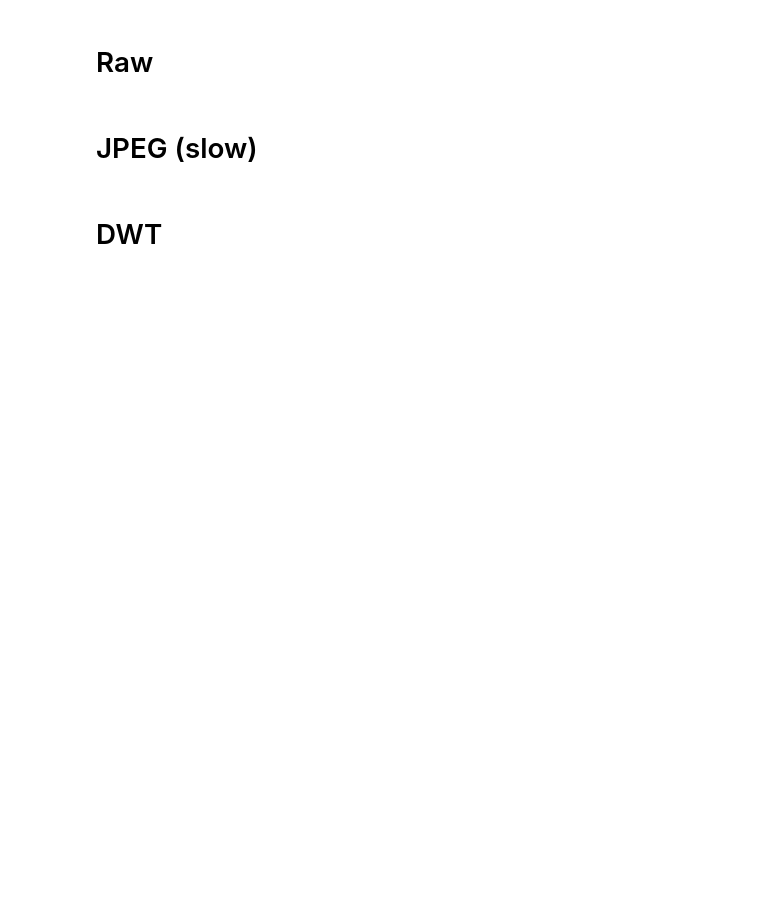
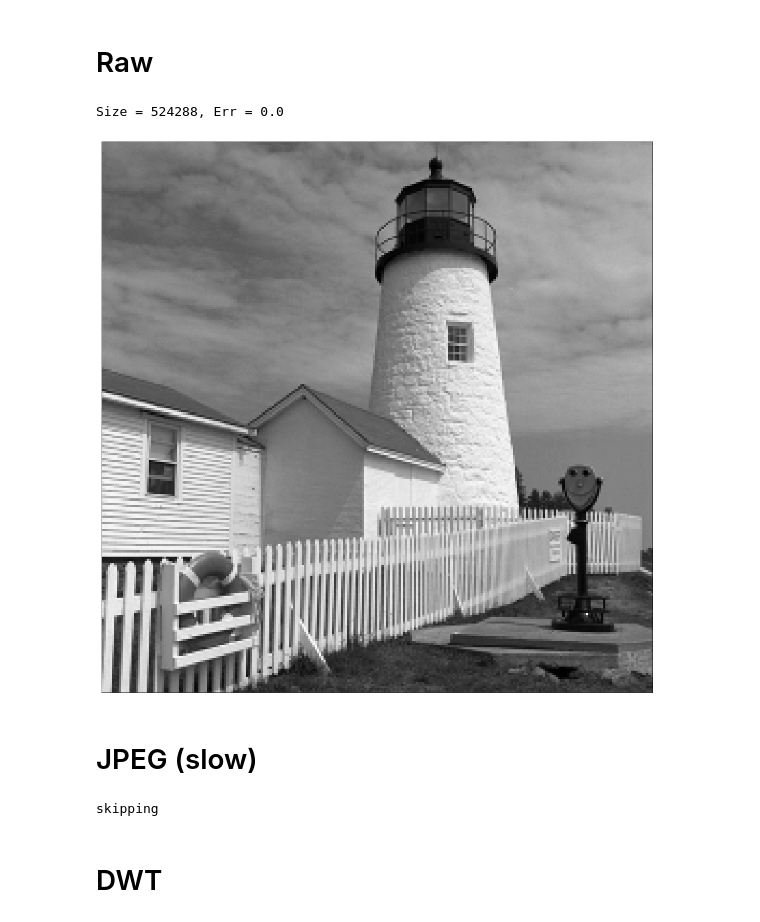
Before and after one commit to TobyBoyne/cued_sf2_lab, a Jupyter notebook: 13-analysis.ipynb, the cells around one changed output. Saved outputs shown, nothing was run; the diff lists cells and outputs as text; code cells hidden in the pictures; blank space fills up the shorter version.

```diff
--- a/13-analysis.ipynb
+++ b/13-analysis.ipynb
@@ -23,9 +29,12 @@ flamingo = flamingo - 128.0
 # %%
 fig, ax = plt.subplots(figsize=(20, 20))
 
-plot_image(lighthouse, ax=ax)
+plot_image(image, ax=ax)
 ax.set(yticks=[], xticks=[])
 
-fig.savefig("figs/l_raw.pdf")
+# fig.savefig("figs/l_raw.pdf")
 
 print(f'Size = {256*256*8}, Err = {np.std(0):.4}')
+# %% [output]
+Size = 524288, Err = 0.0
+[figure, added]
@@ -34,16 +41,16 @@ print(np.max(lighthouse), np.min(lighthouse))
 # %% [markdown]
 <h1>JPEG (slow)</h1>
 # %%
-size_lim = 40950
+%%script echo skipping
 
 def error(qstep: int) -> int:
 
-    Z, h = jpegenc(lighthouse, qstep, opthuff=True, dcbits=16, log=False)
+    Z, h = jpegenc(image, qstep, opthuff=True, dcbits=16, log=False)
     size = Z[:, 1].sum()
     return np.sum((size - size_lim)**2)
 
-opt_step = optimize.minimize_scalar(error, method="bounded", bounds=(16, 128)).x
-vlc, hufftab = jpegenc(lighthouse, opt_step, opthuff=True, dcbits=10, log=False)
+opt_step = optimize.minimize_scalar(error, method="bounded", bounds=(4, 128)).x
+vlc, hufftab = jpegenc(image, opt_step, opthuff=True, dcbits=10, log=False)
 
 Z = jpegdec(vlc, opt_step, hufftab=hufftab, dcbits=10, log=False)
 
@@ -51,10 +58,12 @@ fig, ax = plt.subplots(figsize=(20, 20))
 plot_image(Z, ax=ax)
 ax.set(yticks=[], xticks=[])
 
-fig.savefig("figs/l_jpeg_opthuff_dc16bits.pdf")
+# fig.savefig("figs/l_jpeg_opthuff_dc16bits.pdf")
 
 
-print(f'Size = {vlc[:, 1].sum()}, Err = {np.std(Z - lighthouse):.4}')
+print(f'Size = {vlc[:, 1].sum()}, Step = {opt_step:.4} (check bounds), Err = {np.std(Z - image):.4}')
+# %% [output]
+skipping
 # %% [markdown]
 <h1>DWT</h1>
 # %%
```
Also changed, not shown: parts of 7 cells of this notebook, 1 other file.
